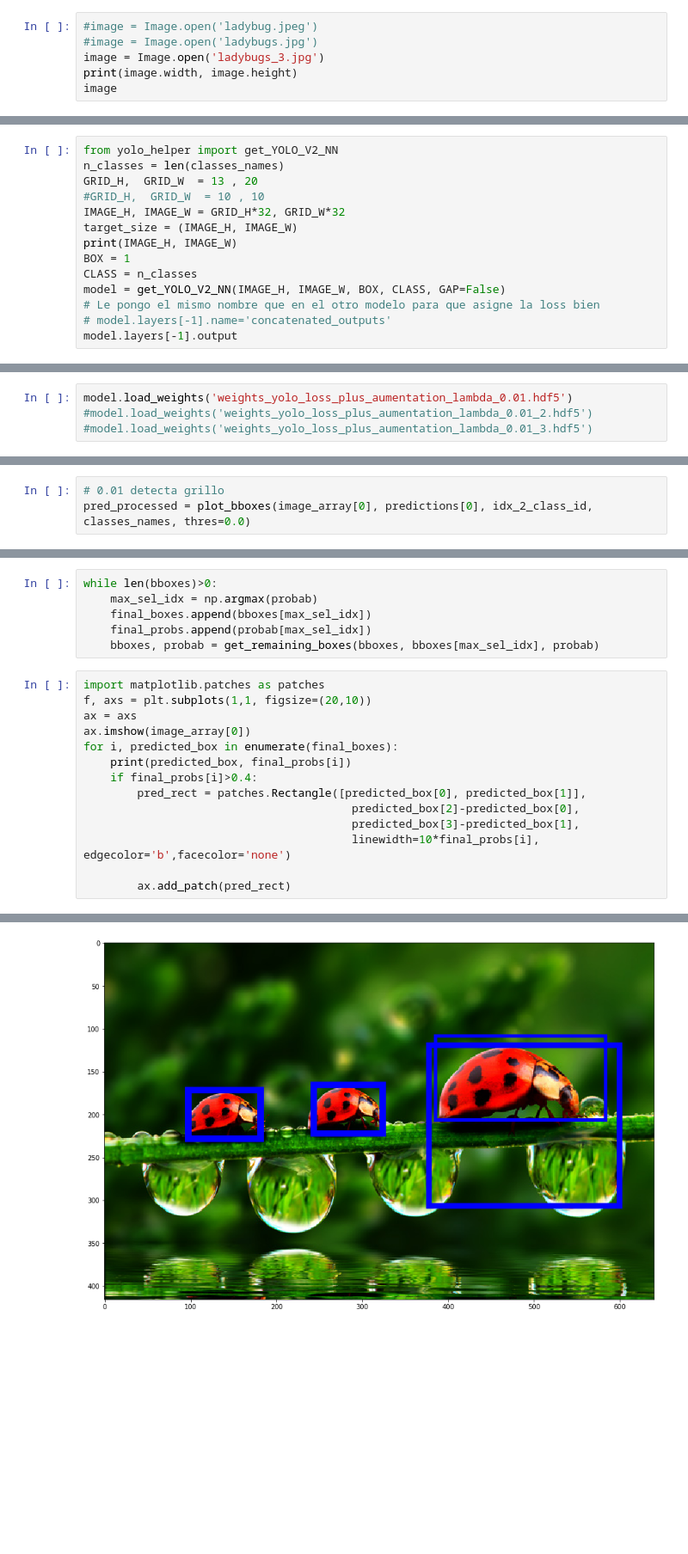
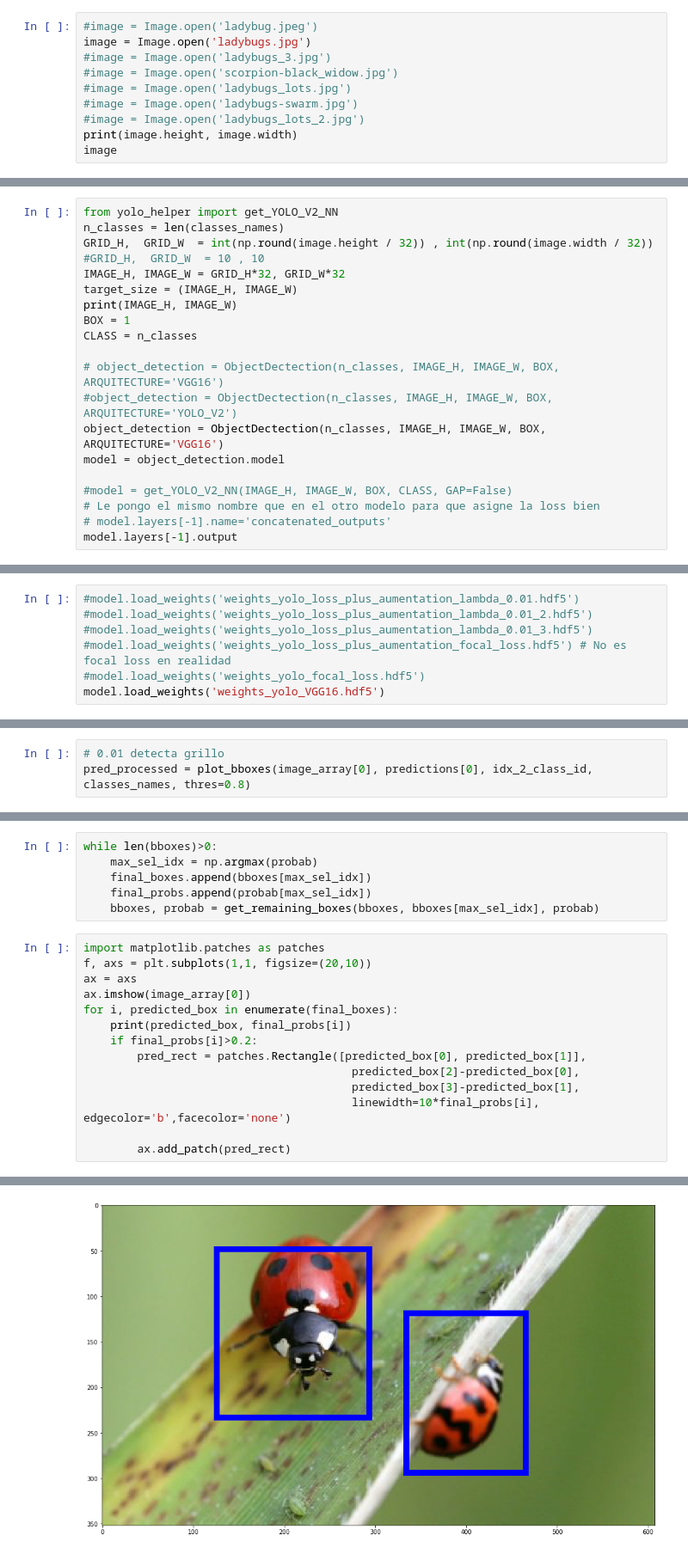
Before and after one commit to deeplearning-itba/Object-Detection, a Jupyter notebook: 9-training_methods.ipynb, the cells around one changed output, grey strips where cells are left out. Shown at 86% size. Cells and saved outputs as stored; diff of their text form; blank space fills up the shorter version.

```diff
--- a/9-training_methods.ipynb
+++ b/9-training_methods.ipynb
@@ -167,8 +169,12 @@ idx_2_class_id = {0: 'n02165456',
  7: 'n01770393'}
 # %%
 #image = Image.open('ladybug.jpeg')
-#image = Image.open('ladybugs.jpg')
-image = Image.open('ladybugs_3.jpg')
-print(image.width, image.height)
+image = Image.open('ladybugs.jpg')
+#image = Image.open('ladybugs_3.jpg')
+#image = Image.open('scorpion-black_widow.jpg')
+#image = Image.open('ladybugs_lots.jpg')
+#image = Image.open('ladybugs-swarm.jpg')
+#image = Image.open('ladybugs_lots_2.jpg')
+print(image.height, image.width)
 image
 # %% [output]
@@ -177,14 +183,20 @@ image
 # %%
 from yolo_helper import get_YOLO_V2_NN
 n_classes = len(classes_names)
-GRID_H,  GRID_W  = 13 , 20
+GRID_H,  GRID_W  = int(np.round(image.height / 32)) , int(np.round(image.width / 32))
 #GRID_H,  GRID_W  = 10 , 10
 IMAGE_H, IMAGE_W = GRID_H*32, GRID_W*32
 target_size = (IMAGE_H, IMAGE_W)
 print(IMAGE_H, IMAGE_W)
 BOX = 1
 CLASS = n_classes
-model = get_YOLO_V2_NN(IMAGE_H, IMAGE_W, BOX, CLASS, GAP=False)
+
+# object_detection = ObjectDectection(n_classes, IMAGE_H, IMAGE_W, BOX, ARQUITECTURE='VGG16')
+#object_detection = ObjectDectection(n_classes, IMAGE_H, IMAGE_W, BOX, ARQUITECTURE='YOLO_V2')
+object_detection = ObjectDectection(n_classes, IMAGE_H, IMAGE_W, BOX, ARQUITECTURE='VGG16')
+model = object_detection.model
+
+#model = get_YOLO_V2_NN(IMAGE_H, IMAGE_W, BOX, CLASS, GAP=False)
 # Le pongo el mismo nombre que en el otro modelo para que asigne la loss bien
 # model.layers[-1].name='concatenated_outputs'
 model.layers[-1].output
@@ -194,11 +207,14 @@ model.layers[-1].output
 # %%
-model.load_weights('weights_yolo_loss_plus_aumentation_lambda_0.01.hdf5')
+#model.load_weights('weights_yolo_loss_plus_aumentation_lambda_0.01.hdf5')
 #model.load_weights('weights_yolo_loss_plus_aumentation_lambda_0.01_2.hdf5')
 #model.load_weights('weights_yolo_loss_plus_aumentation_lambda_0.01_3.hdf5')
+#model.load_weights('weights_yolo_loss_plus_aumentation_focal_loss.hdf5') # No es focal loss en realidad
+#model.load_weights('weights_yolo_focal_loss.hdf5')
+model.load_weights('weights_yolo_VGG16.hdf5')
 # %%
 image_array = np.array(image.resize([IMAGE_W,IMAGE_H])).reshape(1, IMAGE_H, IMAGE_W, 3)/255
 # %%
 predictions = model.predict(image_array)
 # %%
 # 0.01 detecta grillo
-pred_processed = plot_bboxes(image_array[0], predictions[0], idx_2_class_id, classes_names, thres=0.0)
+pred_processed = plot_bboxes(image_array[0], predictions[0], idx_2_class_id, classes_names, thres=0.8)
@@ -241,7 +259,7 @@ ax = axs
 ax.imshow(image_array[0])
 for i, predicted_box in enumerate(final_boxes):
     print(predicted_box, final_probs[i])
-    if final_probs[i]>0.4:
+    if final_probs[i]>0.2:
         pred_rect = patches.Rectangle([predicted_box[0], predicted_box[1]],
                                         predicted_box[2]-predicted_box[0],
                                         predicted_box[3]-predicted_box[1],
@@ -256 +272 @@ for i, predicted_box in enumerate(final_boxes):
-[figure, old version]
+[figure, new version]
```
Also changed, not shown: parts of 6 cells of this notebook, 10 other files.
